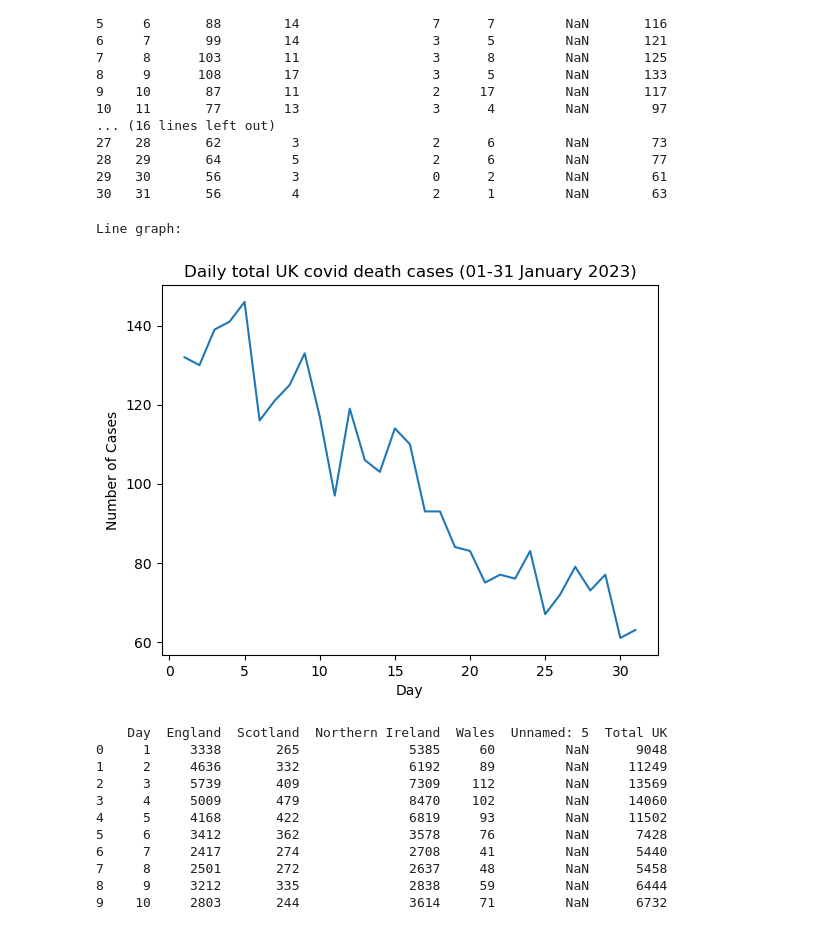
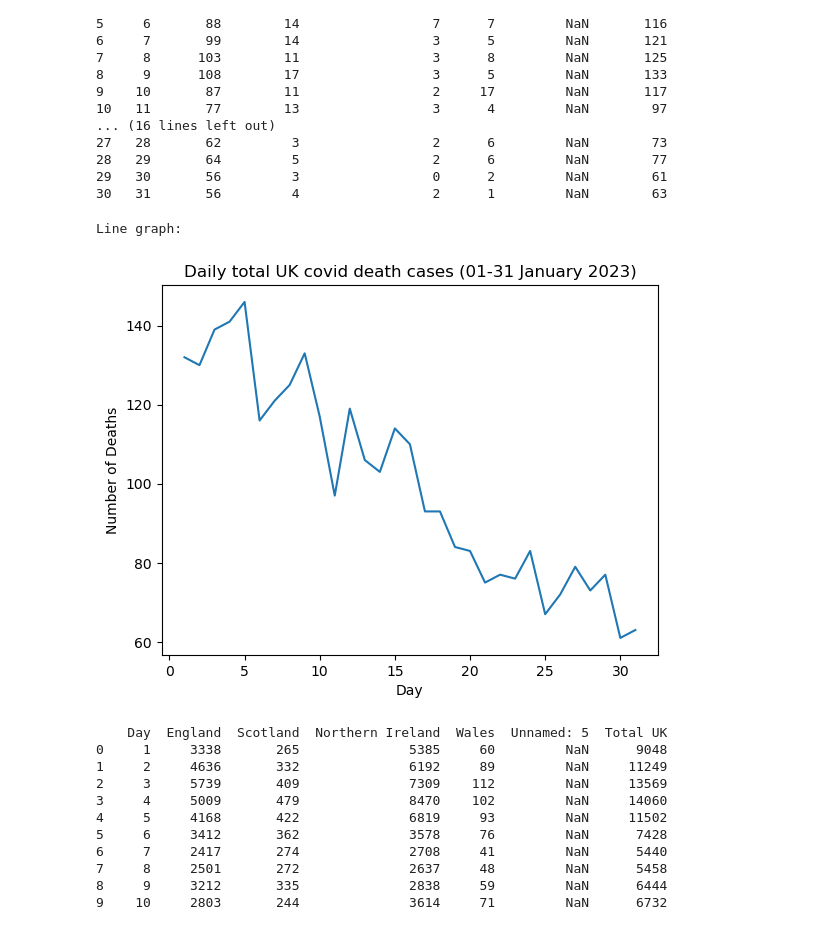
Before and after one commit to Maddonkey77/DataScience-Assessment-1, a Jupyter notebook: Question1.ipynb, the cells around one changed output. Saved outputs shown, nothing was run; the diff lists cells and outputs as text; code cells hidden in the pictures.

```diff
--- a/Question1.ipynb
+++ b/Question1.ipynb
@@ -28,14 +28,14 @@ print(df)
 # %%
 # deaths
 print("Line graph:  ")
 plt.plot(df["Day"], df["Total UK"])
 plt.title('Daily total UK covid death cases (01-31 January 2023)')
 plt.xlabel('Day')
-plt.ylabel('Number of Cases')
+plt.ylabel('Number of Deaths')
 plt.show()
 # %% [output]
 Line graph:
-[figure, old version]
+[figure, new version]
 # %%
 confirmeddf = pd.read_excel('cases.xlsx', sheet_name = "Confirmed2023") # df means dataframe
 
```
Also changed, not shown: parts of 3 cells of this notebook.
